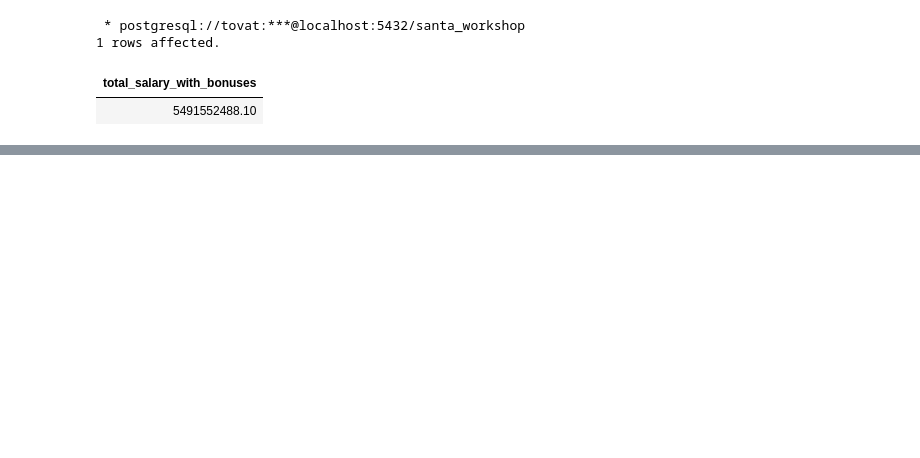
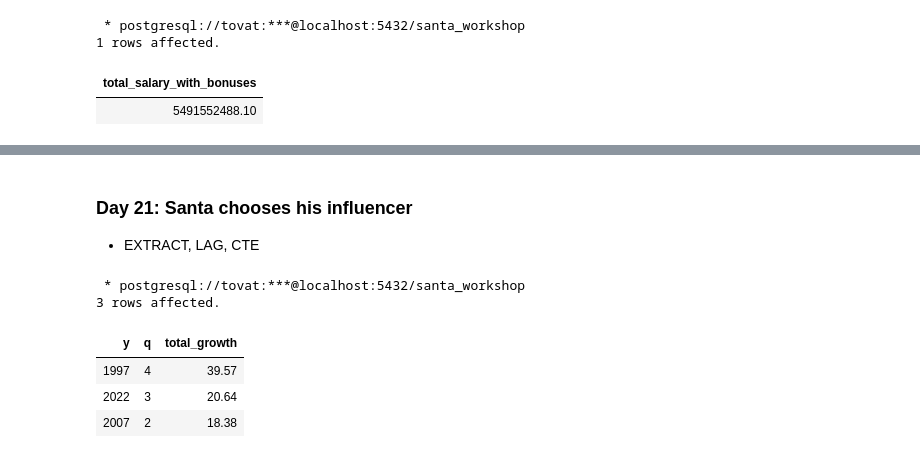
Before and after one commit to tovat/SQL-Advent-Calendars, a Jupyter notebook: advent-of-sql.ipynb, the cells around one changed output, grey strips where cells are left out. Saved outputs shown, nothing was run; the diff lists cells and outputs as text; code cells hidden in the pictures; blank space fills up the shorter version.

```diff
--- a/advent-of-sql.ipynb
+++ b/advent-of-sql.ipynb
@@ -663,0 +749,34 @@ FROM calcs
+# %% [markdown]
+### <b>Day 21:</b> Santa chooses his influencer
+- EXTRACT, LAG, CTE
+# %%
+%%sql
+
+WITH quarters as (
+    SELECT
+        EXTRACT(YEAR from sale_date) as y,
+        EXTRACT(QUARTER FROM sale_date) as q,
+        SUM(amount) as total_sales
+    FROM sales
+    GROUP BY y, q
+),
+calc_growth as (
+    SELECT
+        y,
+        q,
+        total_sales,
+        LAG(total_sales) OVER (ORDER BY y, q) as prev_quarter_sales,
+        ROUND(100 * (total_sales - LAG(total_sales) OVER (ORDER BY y, q)) / LAG(total_sales) OVER (ORDER BY y, q), 2) as total_growth
+    from quarters
+)
+SELECT y, q, total_growth
+FROM calc_growth
+ORDER BY total_growth DESC nulls last
+limit 3;
+# %% [output]
+ * postgresql://tovat:***@localhost:5432/santa_workshop
+3 rows affected.
+| y | q | total_growth |
+| 1997 | 4 | 39.57 |
+| 2022 | 3 | 20.64 |
+| 2007 | 2 | 18.38 |
```
Also changed, not shown: parts of 8 cells of this notebook.
